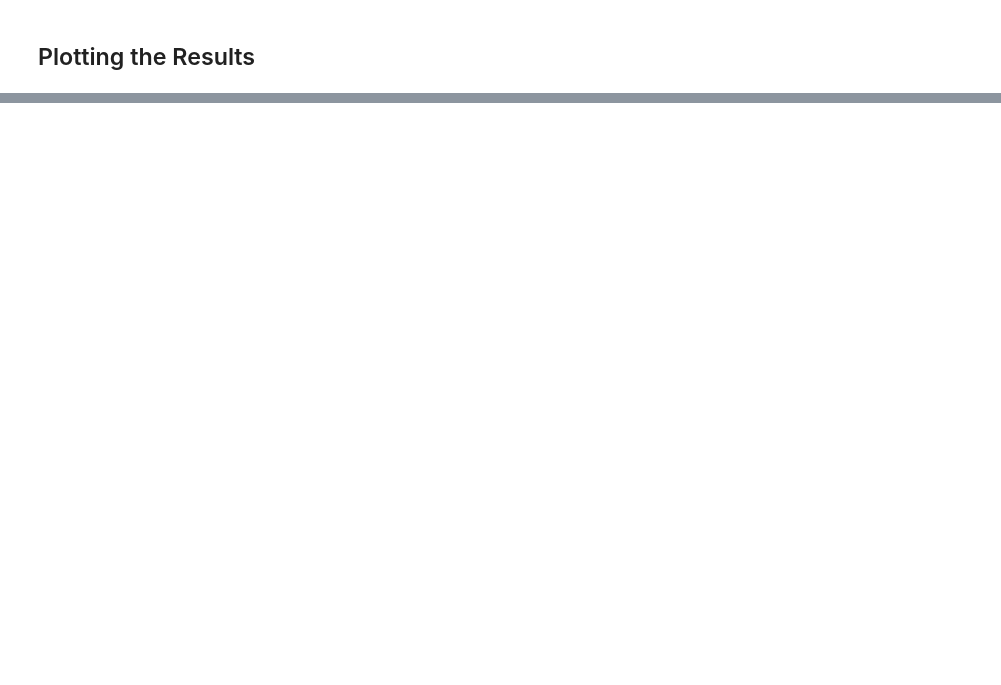
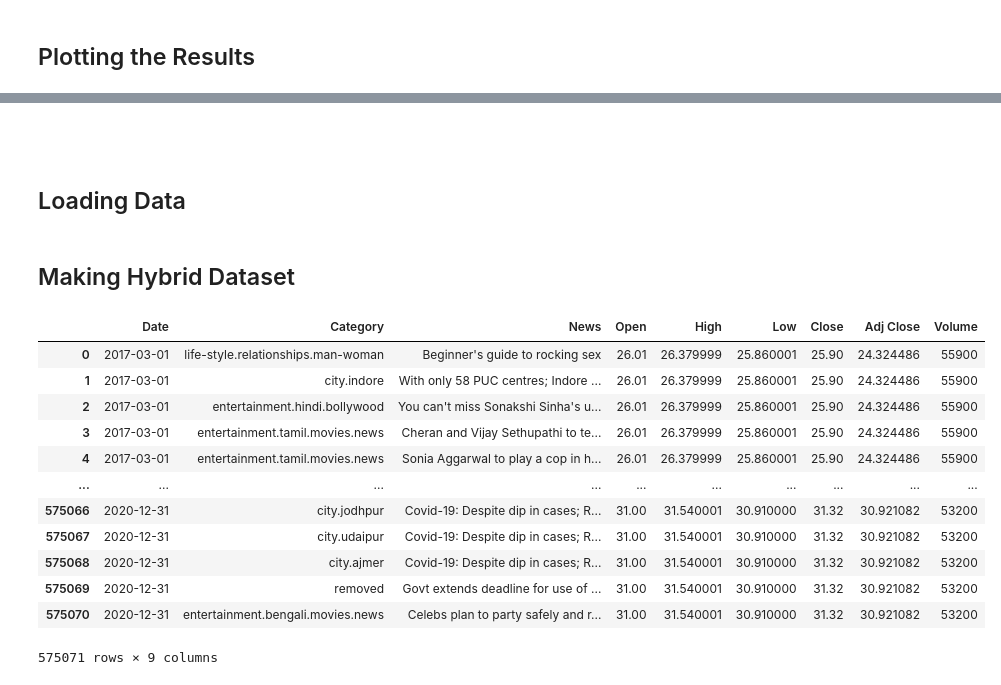
Before and after one commit to Sabyasachi-Seal/StockMarketPrediction, a Jupyter notebook: stockmarketprediction.ipynb, the cells around one changed output, grey strips where cells are left out. Cells and saved outputs as stored; diff of their text form; code cells hidden in the pictures; blank space fills up the shorter version.

```diff
--- a/stockmarketprediction.ipynb
+++ b/stockmarketprediction.ipynb
@@ -357,0 +376,30 @@ plt.show()
+# %% [markdown]
+<h2></h2>
+# %% [markdown]
+## Loading Data
+# %%
+df_prices = pd.read_csv('Datasets/stockprices.csv')
+cols = ['Date', 'Category', 'News']
+df_news = pd.read_csv("Datasets/news.csv", names=cols)
+# %%
+df_news['Date'] = pd.to_datetime(df_news['Date'], format='%Y%m%d')
+df_prices['Date'] = pd.to_datetime(df_prices.Date, format='%Y-%m-%d')
+# %% [markdown]
+## Making Hybrid Dataset
+# %%
+hybrid_data = pd.merge(df_news, df_prices, how ='inner', on='Date')
+hybrid_data
+# %% [output]
+|  | Date | Category | News | Open | High | Low | Close | Adj Close | Volume |
+| 0 | 2017-03-01 | life-style.relationships.man-woman | Beginner's guide to rocking sex | 26.01 | 26.379999 | 25.860001 | 25.90 | 24.324486 | 55900 |
+| 1 | 2017-03-01 | city.indore | With only 58 PUC centres; Indore ... | 26.01 | 26.379999 | 25.860001 | 25.90 | 24.324486 | 55900 |
+| 2 | 2017-03-01 | entertainment.hindi.bollywood | You can't miss Sonakshi Sinha's u... | 26.01 | 26.379999 | 25.860001 | 25.90 | 24.324486 | 55900 |
+| 3 | 2017-03-01 | entertainment.tamil.movies.news | Cheran and Vijay Sethupathi to te... | 26.01 | 26.379999 | 25.860001 | 25.90 | 24.324486 | 55900 |
+| 4 | 2017-03-01 | entertainment.tamil.movies.news | Sonia Aggarwal to play a cop in h... | 26.01 | 26.379999 | 25.860001 | 25.90 | 24.324486 | 55900 |
+| ... | ... | ... | ... | ... | ... | ... | ... | ... | ... |
+| 575066 | 2020-12-31 | city.jodhpur | Covid-19: Despite dip in cases; R... | 31.00 | 31.540001 | 30.910000 | 31.32 | 30.921082 | 53200 |
+| 575067 | 2020-12-31 | city.udaipur | Covid-19: Despite dip in cases; R... | 31.00 | 31.540001 | 30.910000 | 31.32 | 30.921082 | 53200 |
+| 575068 | 2020-12-31 | city.ajmer | Covid-19: Despite dip in cases; R... | 31.00 | 31.540001 | 30.910000 | 31.32 | 30.921082 | 53200 |
+| 575069 | 2020-12-31 | removed | Govt extends deadline for use of ... | 31.00 | 31.540001 | 30.910000 | 31.32 | 30.921082 | 53200 |
+| 575070 | 2020-12-31 | entertainment.bengali.movies.news | Celebs plan to party safely and r... | 31.00 | 31.540001 | 30.910000 | 31.32 | 30.921082 | 53200 |
+575071 rows × 9 columns
```
Also changed, not shown: parts of 15 cells of this notebook, 1 other file.
